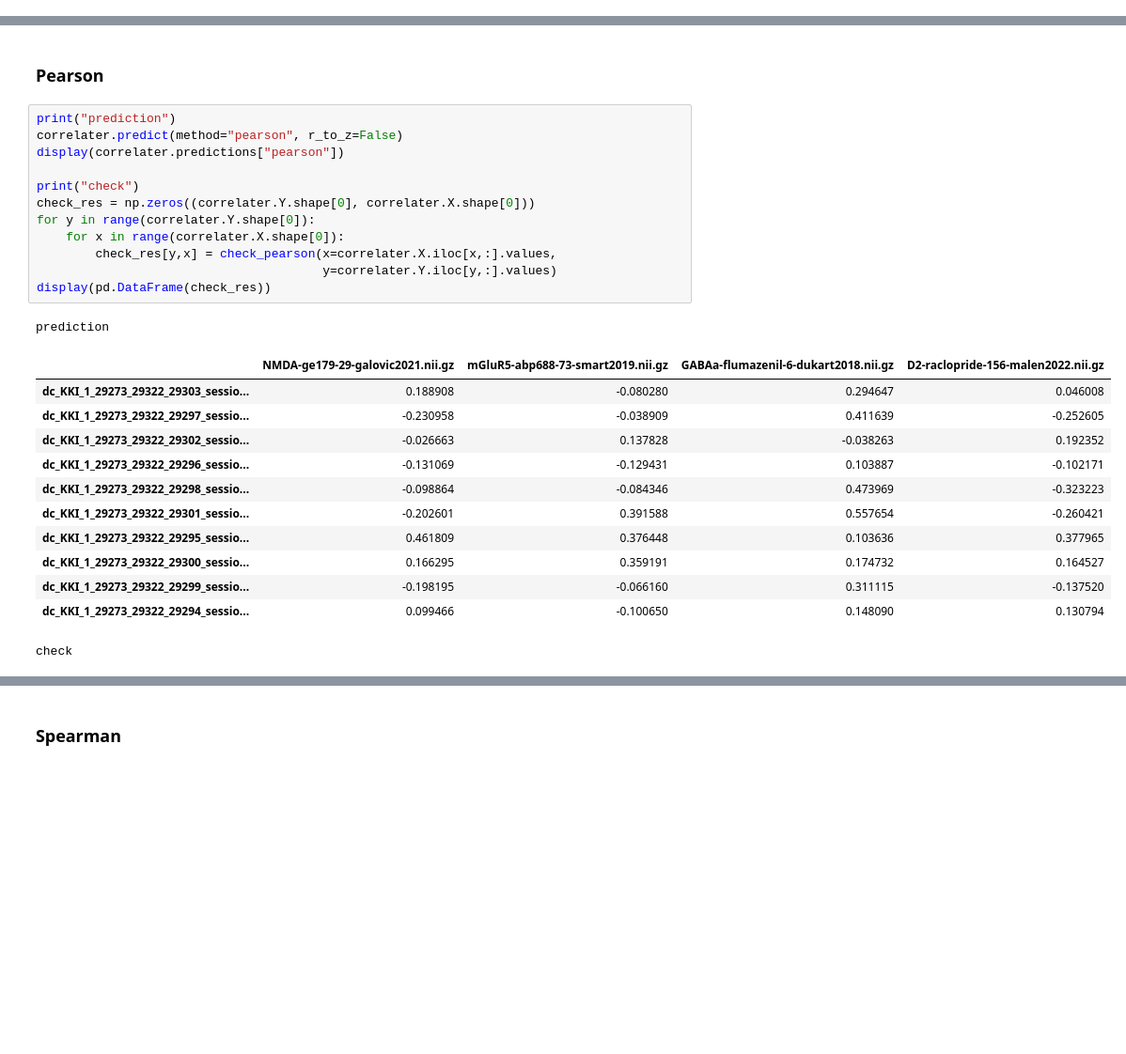
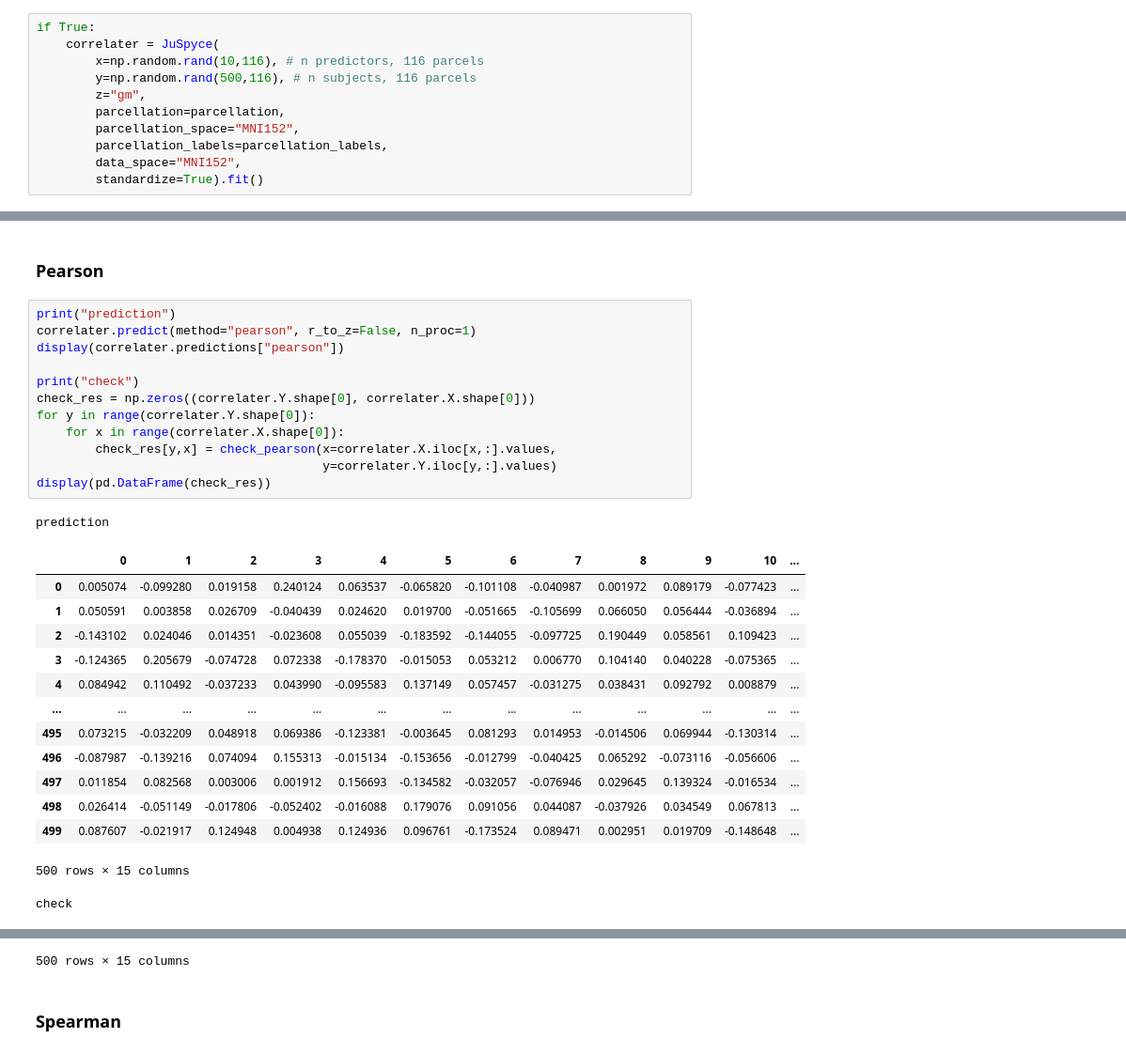
Before and after one commit to LeonDLotter/JuSpyce, a Jupyter notebook: testing/test_api.ipynb, the cells around one changed output, grey strips where cells are left out. Shown at 94% size. Cells and saved outputs as stored; diff of their text form; blank space fills up the shorter version.

```diff
--- a/testing/test_api.ipynb
+++ b/testing/test_api.ipynb
@@ -259,0 +262,11 @@ INFO:juspyce.stats:Returning 3 factor(s).
+# %%
+if True:
+    correlater = JuSpyce(
+        x=np.random.rand(10,116), # n predictors, 116 parcels
+        y=np.random.rand(500,116), # n subjects, 116 parcels
+        z="gm",
+        parcellation=parcellation,
+        parcellation_space="MNI152",
+        parcellation_labels=parcellation_labels,
+        data_space="MNI152",
+        standardize=True).fit()
@@ -261,27 +288,29 @@ INFO:juspyce.stats:Returning 3 factor(s).
 ### Pearson
 # %%
 print("prediction")
-correlater.predict(method="pearson", r_to_z=False)
+correlater.predict(method="pearson", r_to_z=False, n_proc=1)
 display(correlater.predictions["pearson"])
 
 print("check")
 check_res = np.zeros((correlater.Y.shape[0], correlater.X.shape[0]))
 for y in range(correlater.Y.shape[0]):
     for x in range(correlater.X.shape[0]):
         check_res[y,x] = check_pearson(x=correlater.X.iloc[x,:].values,
                                        y=correlater.Y.iloc[y,:].values)
 display(pd.DataFrame(check_res))
 # %% [output]
 prediction
-|  | NMDA-ge179-29-galovic2021.nii.gz | mGluR5-abp688-73-smart2019.nii.gz | GABAa-flumazenil-6-dukart2018.nii.gz | D2-raclopride-156-malen2022.nii.gz |
-| dc_KKI_1_29273_29322_29303_sessio... | 0.188908 | -0.080280 | 0.294647 | 0.046008 |
-| dc_KKI_1_29273_29322_29297_sessio... | -0.230958 | -0.038909 | 0.411639 | -0.252605 |
-| dc_KKI_1_29273_29322_29302_sessio... | -0.026663 | 0.137828 | -0.038263 | 0.192352 |
-| dc_KKI_1_29273_29322_29296_sessio... | -0.131069 | -0.129431 | 0.103887 | -0.102171 |
-| dc_KKI_1_29273_29322_29298_sessio... | -0.098864 | -0.084346 | 0.473969 | -0.323223 |
-| dc_KKI_1_29273_29322_29301_sessio... | -0.202601 | 0.391588 | 0.557654 | -0.260421 |
-| dc_KKI_1_29273_29322_29295_sessio... | 0.461809 | 0.376448 | 0.103636 | 0.377965 |
-| dc_KKI_1_29273_29322_29300_sessio... | 0.166295 | 0.359191 | 0.174732 | 0.164527 |
-| dc_KKI_1_29273_29322_29299_sessio... | -0.198195 | -0.066160 | 0.311115 | -0.137520 |
-| dc_KKI_1_29273_29322_29294_sessio... | 0.099466 | -0.100650 | 0.148090 | 0.130794 |
+|  | 0 | 1 | 2 | 3 | 4 | 5 | 6 | 7 | 8 | 9 | 10 | ... |
+| 0 | 0.005074 | -0.099280 | 0.019158 | 0.240124 | 0.063537 | -0.065820 | -0.101108 | -0.040987 | 0.001972 | 0.089179 | -0.077423 | ... |
+| 1 | 0.050591 | 0.003858 | 0.026709 | -0.040439 | 0.024620 | 0.019700 | -0.051665 | -0.105699 | 0.066050 | 0.056444 | -0.036894 | ... |
+| 2 | -0.143102 | 0.024046 | 0.014351 | -0.023608 | 0.055039 | -0.183592 | -0.144055 | -0.097725 | 0.190449 | 0.058561 | 0.109423 | ... |
+| 3 | -0.124365 | 0.205679 | -0.074728 | 0.072338 | -0.178370 | -0.015053 | 0.053212 | 0.006770 | 0.104140 | 0.040228 | -0.075365 | ... |
+| 4 | 0.084942 | 0.110492 | -0.037233 | 0.043990 | -0.095583 | 0.137149 | 0.057457 | -0.031275 | 0.038431 | 0.092792 | 0.008879 | ... |
+| ... | ... | ... | ... | ... | ... | ... | ... | ... | ... | ... | ... | ... |
+| 495 | 0.073215 | -0.032209 | 0.048918 | 0.069386 | -0.123381 | -0.003645 | 0.081293 | 0.014953 | -0.014506 | 0.069944 | -0.130314 | ... |
+| 496 | -0.087987 | -0.139216 | 0.074094 | 0.155313 | -0.015134 | -0.153656 | -0.012799 | -0.040425 | 0.065292 | -0.073116 | -0.056606 | ... |
+| 497 | 0.011854 | 0.082568 | 0.003006 | 0.001912 | 0.156693 | -0.134582 | -0.032057 | -0.076946 | 0.029645 | 0.139324 | -0.016534 | ... |
+| 498 | 0.026414 | -0.051149 | -0.017806 | -0.052402 | -0.016088 | 0.179076 | 0.091056 | 0.044087 | -0.037926 | 0.034549 | 0.067813 | ... |
+| 499 | 0.087607 | -0.021917 | 0.124948 | 0.004938 | 0.124936 | 0.096761 | -0.173524 | 0.089471 | 0.002951 | 0.019709 | -0.148648 | ... |
-check
+500 rows × 15 columns
+check
@@ -299,3 +329,4 @@ check
+500 rows × 15 columns
 # %% [markdown]
 ### Spearman
 # %%
```
Also changed, not shown: parts of 15 cells of this notebook, 3 other files.
